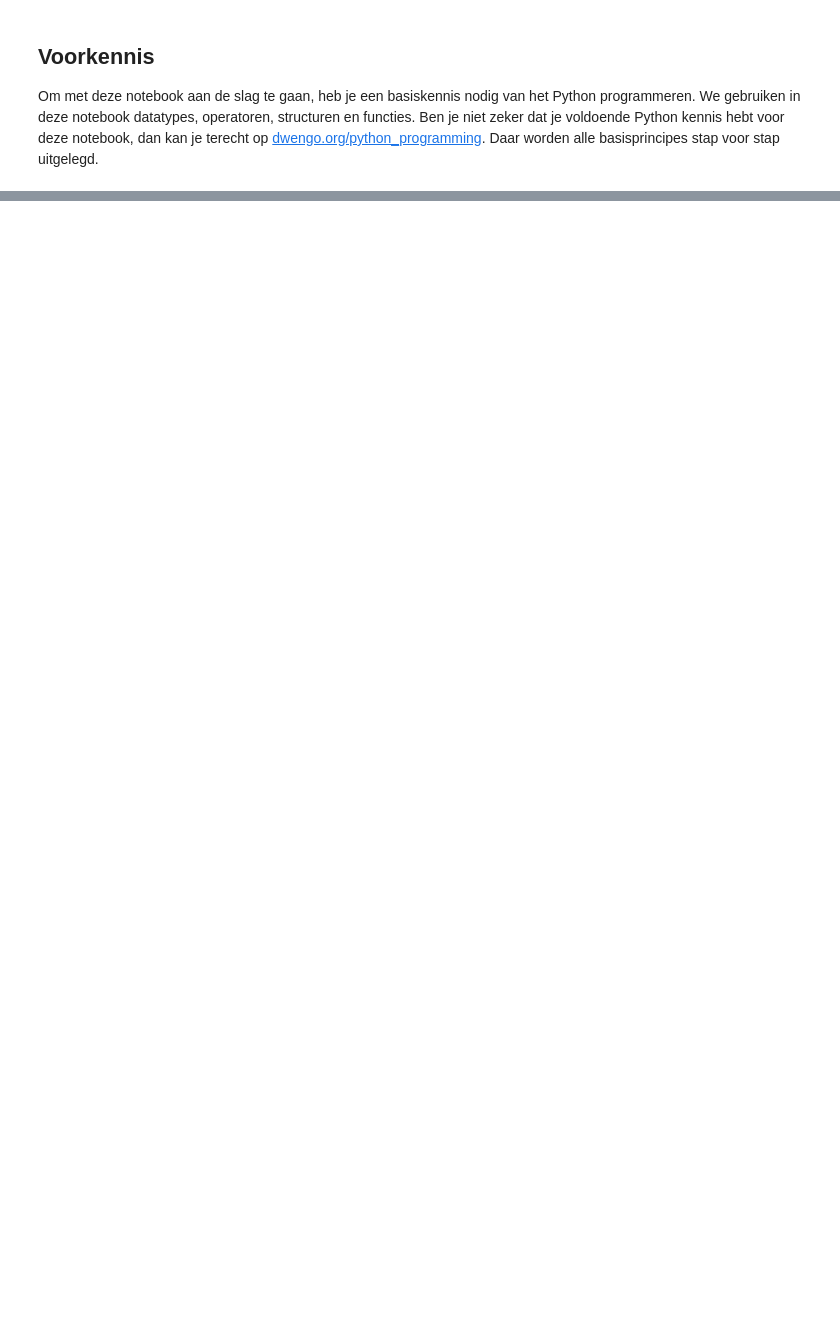
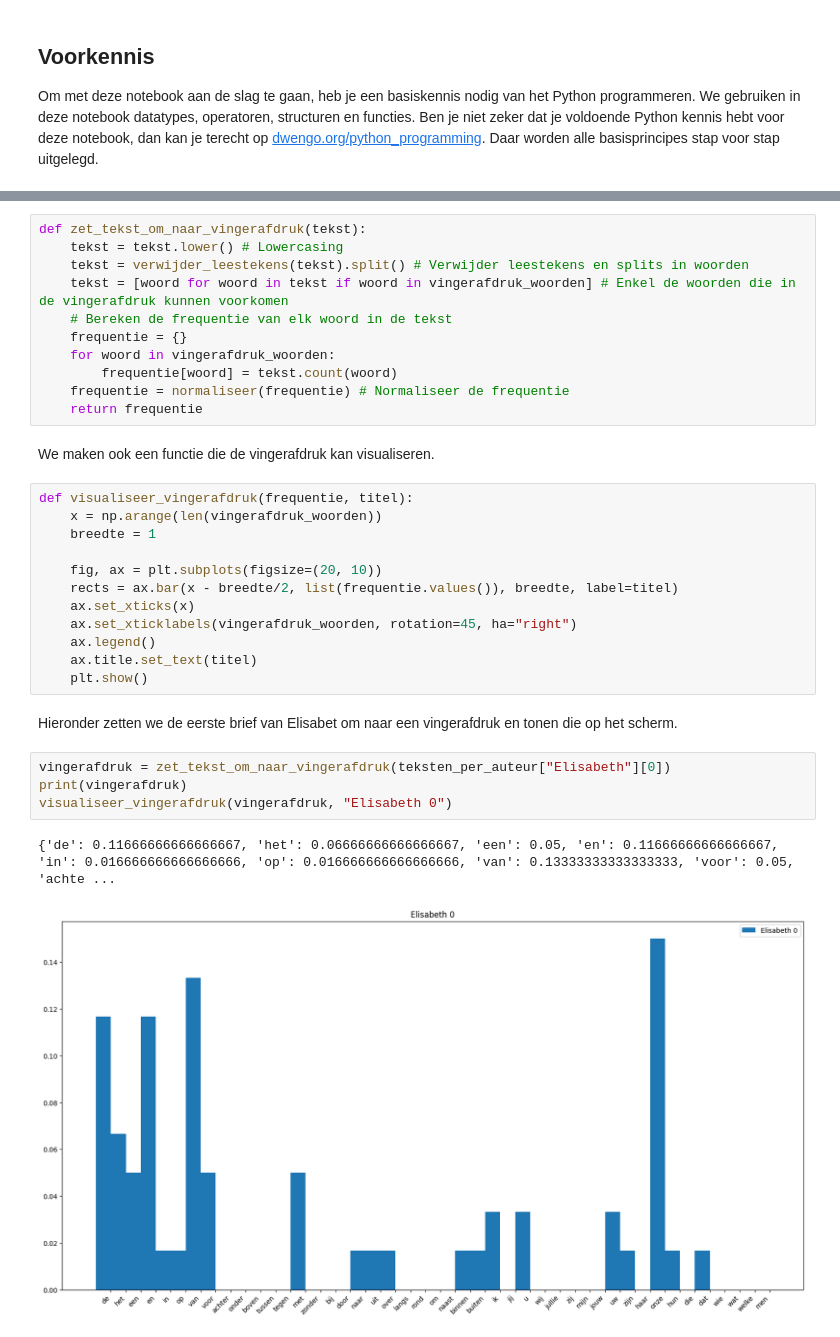
Before and after one commit to tomneutens/vlaio_stem, a Jupyter notebook: taal/intro_murder_mistery/auteur_herkennen.ipynb, the cells around one changed output, grey strips where cells are left out. Drawn from its saved outputs; the diff is of its cells as text; blank space fills up the shorter version.

```diff
--- a/taal/intro_murder_mistery/auteur_herkennen.ipynb
+++ b/taal/intro_murder_mistery/auteur_herkennen.ipynb
@@ -347,0 +271,34 @@ Tekst: Johannes, Cluster: 1
+# %%
+def zet_tekst_om_naar_vingerafdruk(tekst):
+    tekst = tekst.lower() # Lowercasing
+    tekst = verwijder_leestekens(tekst).split() # Verwijder leestekens en splits in woorden
+    tekst = [woord for woord in tekst if woord in vingerafdruk_woorden] # Enkel de woorden die in de vingerafdruk kunnen voorkomen
+    # Bereken de frequentie van elk woord in de tekst
+    frequentie = {}
+    for woord in vingerafdruk_woorden:
+        frequentie[woord] = tekst.count(woord)
+    frequentie = normaliseer(frequentie) # Normaliseer de frequentie
+    return frequentie
+# %% [markdown]
+We maken ook een functie die de vingerafdruk kan visualiseren.
+# %%
+def visualiseer_vingerafdruk(frequentie, titel):
+    x = np.arange(len(vingerafdruk_woorden))
+    breedte = 1
+
+    fig, ax = plt.subplots(figsize=(20, 10))
+    rects = ax.bar(x - breedte/2, list(frequentie.values()), breedte, label=titel)
+    ax.set_xticks(x)
+    ax.set_xticklabels(vingerafdruk_woorden, rotation=45, ha="right")
+    ax.legend()
+    ax.title.set_text(titel)
+    plt.show()
+# %% [markdown]
+Hieronder zetten we de eerste brief van Elisabet om naar een vingerafdruk en tonen die op het scherm.
+# %%
+vingerafdruk = zet_tekst_om_naar_vingerafdruk(teksten_per_auteur["Elisabeth"][0])
+print(vingerafdruk)
+visualiseer_vingerafdruk(vingerafdruk, "Elisabeth 0")
+# %% [output]
+{'de': 0.11666666666666667, 'het': 0.06666666666666667, 'een': 0.05, 'en': 0.11666666666666667, 'in': 0.016666666666666666, 'op': 0.016666666666666666, 'van': 0.13333333333333333, 'voor': 0.05, 'achte ...
+[figure, added]
```
Also changed, not shown: parts of 82 cells of this notebook, 1 other file.
